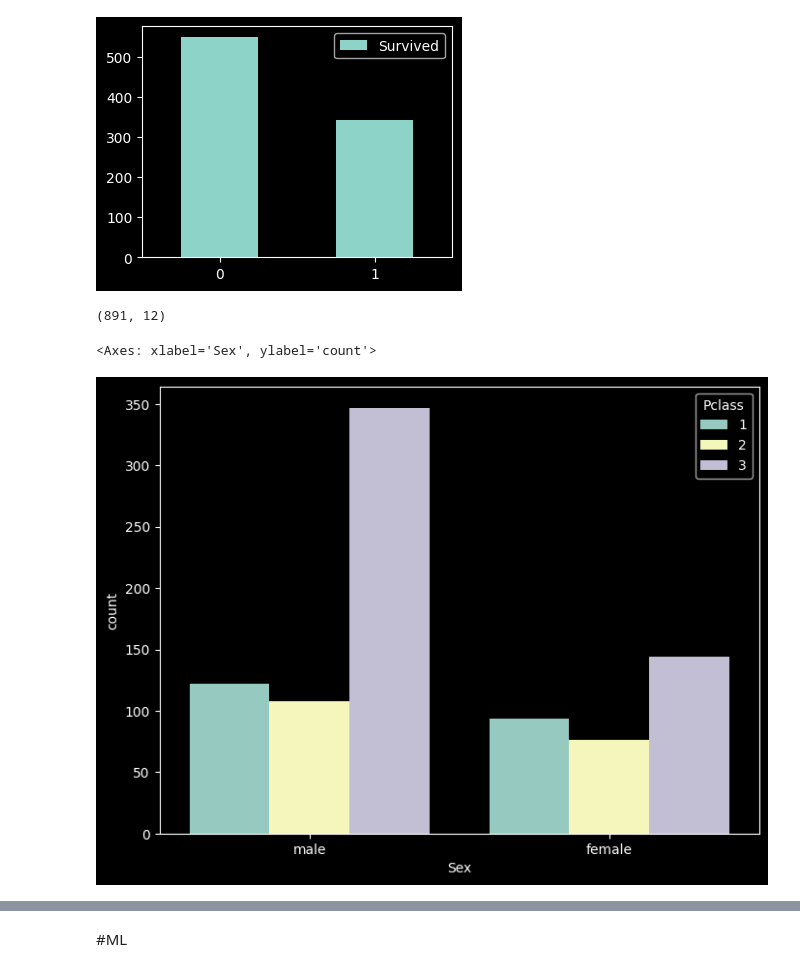
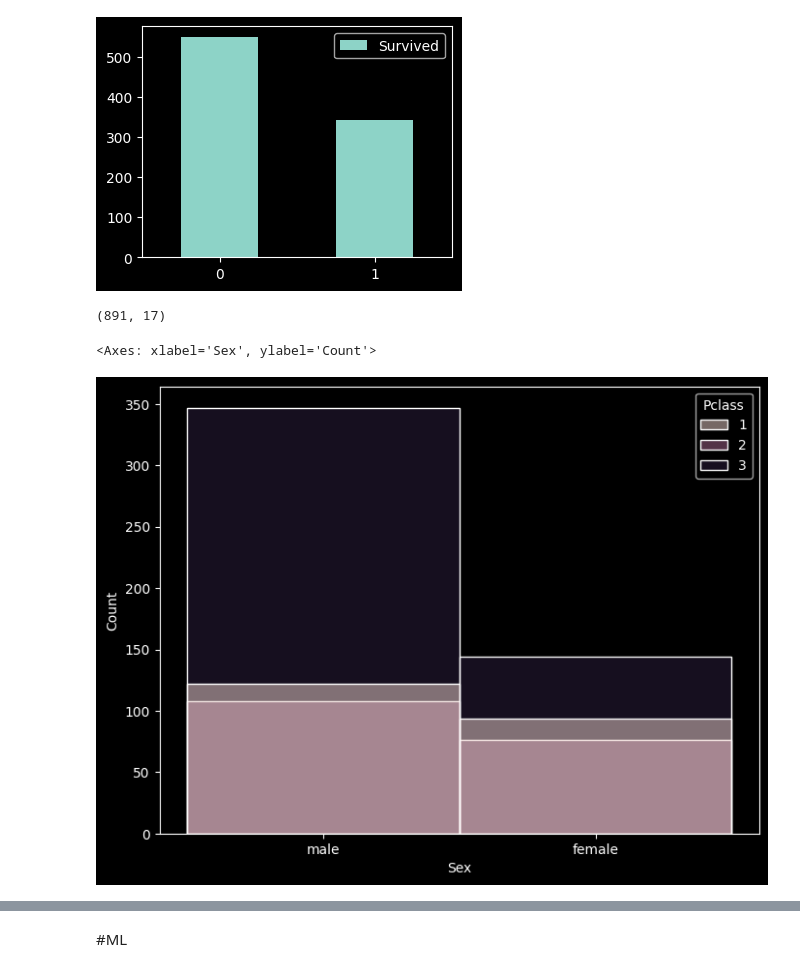
Before and after one commit to Deiimen/Data-Analytics, a Jupyter notebook: Colab-Notebooks/Titanic LogisticRegression ML.ipynb, the cells around one changed output, grey strips where cells are left out. Cells and saved outputs as stored; diff of their text form; code cells hidden in the pictures.

```diff
--- a/Colab-Notebooks/Titanic LogisticRegression ML.ipynb
+++ b/Colab-Notebooks/Titanic LogisticRegression ML.ipynb
@@ -68,0 +75,2 @@ dtype: float64
+# %%
+df['Age_group'] = pd.qcut(df['Age_nona'], 4)
@@ -83,12 +95,12 @@ df.groupby(['Survived'], as_index=False, dropna=False).agg({'Survived': 'count'}
 # %%
 df.shape
 # %% [output]
-(891, 12)
+(891, 17)
 # %%
 plt.figure(figsize=(8, 6))
-sb.countplot(x='Sex', data=df, hue='Pclass')
+sb.histplot(x='Sex', data=df, hue='Pclass')
 # %% [output]
-<Axes: xlabel='Sex', ylabel='count'>
+<Axes: xlabel='Sex', ylabel='Count'>
-[figure, old version]
+[figure, new version]
 # %%
 df.isna().mean()
```
Also changed, not shown: parts of 22 cells of this notebook.
